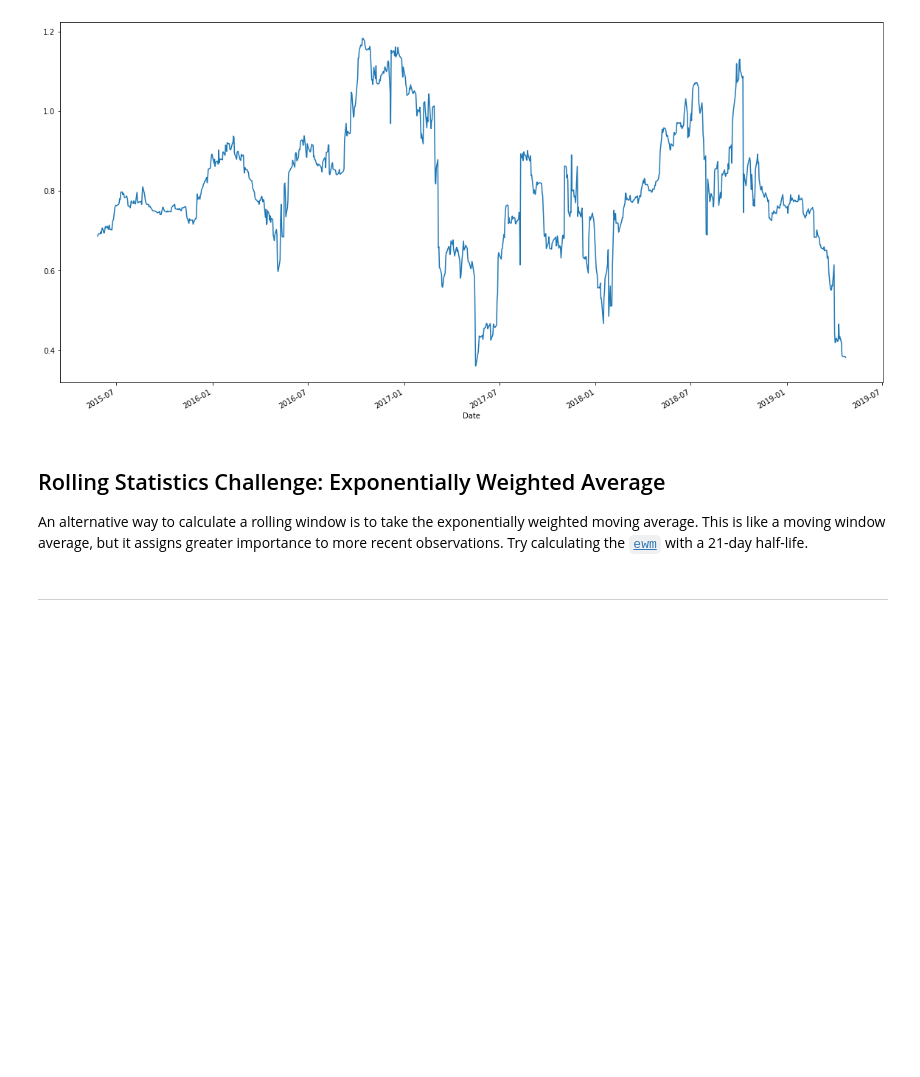
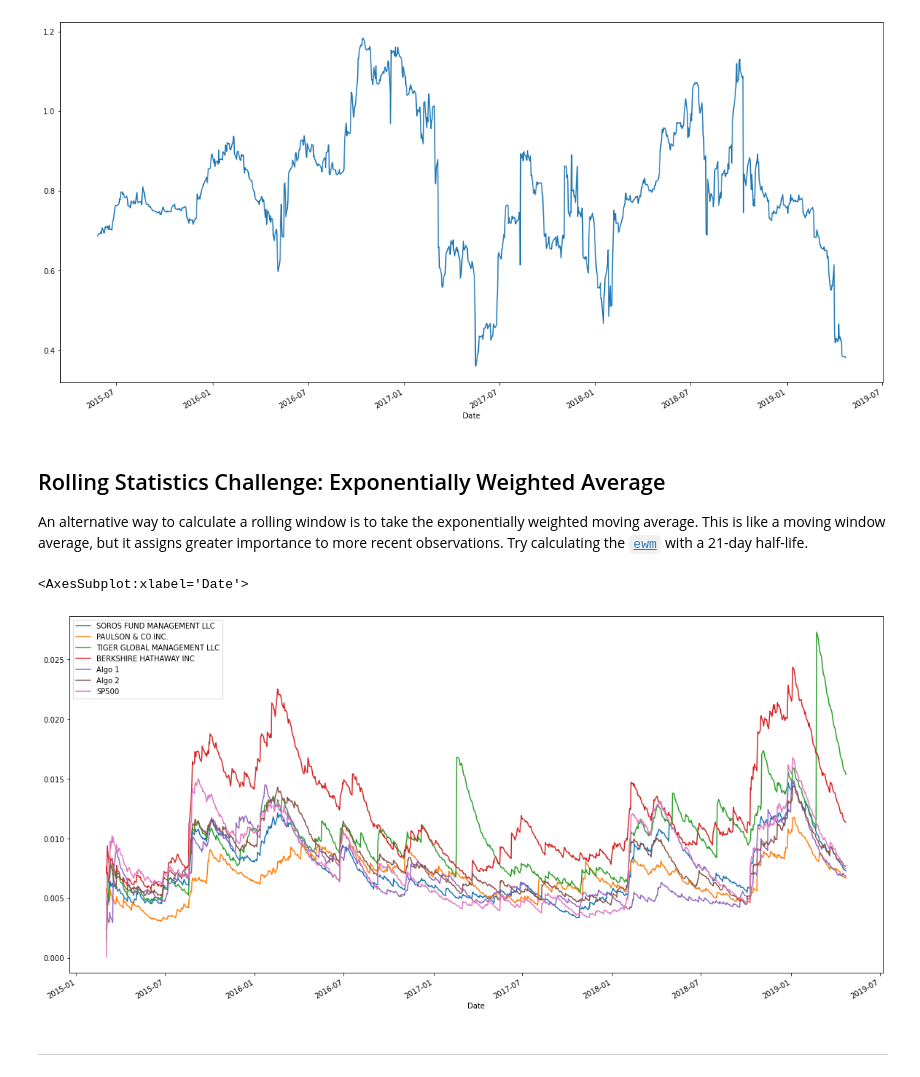
Before and after one commit to jjalomo93/Pandas-HW, a Jupyter notebook: whale_analysis.ipynb, the cells around one changed output. Drawn from its saved outputs; the diff is of its cells as text; code cells hidden in the pictures; blank space fills up the shorter version.

```diff
--- a/whale_analysis.ipynb
+++ b/whale_analysis.ipynb
@@ -301,6 +301,10 @@ tiger_beta.plot(figsize=(20,10))
 An alternative way to calculate a rolling window is to take the exponentially weighted moving average. This is like a moving window average, but it assigns greater importance to more recent observations. Try calculating the [`ewm`](https://pandas.pydata.org/pandas-docs/stable/reference/api/pandas.DataFrame.ewm.html) with a 21-day half-life.
 # %%
 # Use `ewm` to calculate the rolling window
+combined_df.ewm(halflife = 21).std().plot(figsize=(20,10))
+# %% [output]
+<AxesSubplot:xlabel='Date'>
+[figure, added]
 # %% [markdown]
 ---
 # %% [markdown]
```
Also changed, not shown: parts of 1 cell of this notebook.
